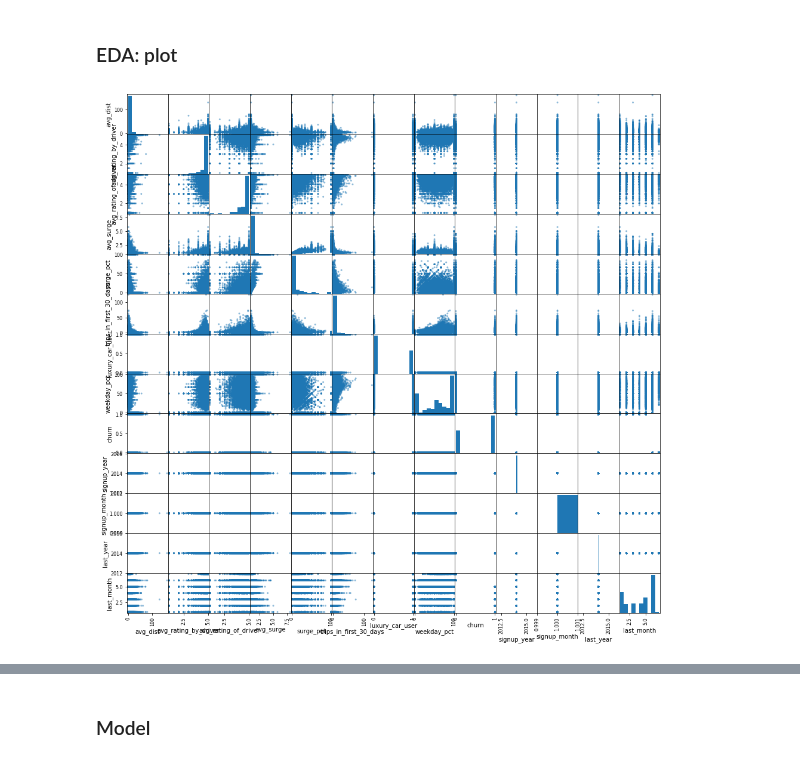
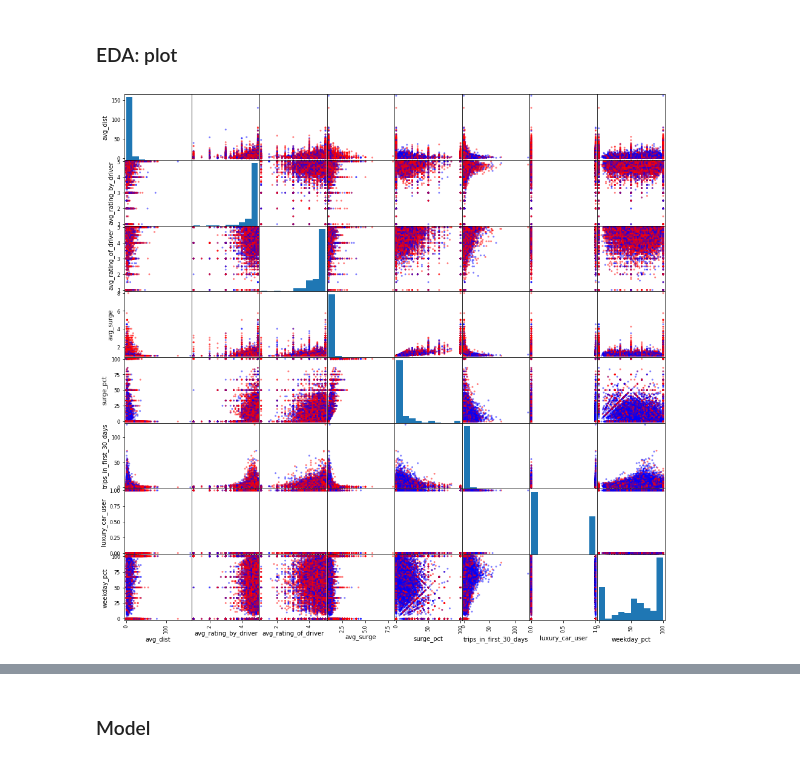
Before and after one commit to gogowenzhang/ride-sharing-churn-prediction, a Jupyter notebook: churn_prediction.ipynb, the cells around one changed output, grey strips where cells are left out. Cells and saved outputs as stored; diff of their text form; code cells hidden in the pictures.

```diff
--- a/churn_prediction.ipynb
+++ b/churn_prediction.ipynb
@@ -123,3 +128,5 @@ df['churn'] = df.last_trip_date.map(lambda x: x < start_date- datetime.timedelta
+# %%
+df['churn'] = df['churn'].astype(int)
 # %%
 df.churn.value_counts(dropna=False)
 # %% [output]
@@ -230,9 +232,13 @@ df.groupby(['churn', 'last_month']).mean()
 Top users appear to take shorter trips on average, take more trips in the first 30 days and uses luxury cars more.
 # %% [markdown]
 ### EDA: plot
+# %%
+core_features = ['avg_dist', 'avg_rating_by_driver', 'avg_rating_of_driver', 'avg_surge',
+                 'surge_pct', 'trips_in_first_30_days', 'luxury_car_user', 'weekday_pct']
 # %%
 from pandas.plotting import scatter_matrix
-scatter_matrix(df, figsize=(16, 16))
+colors = ['red' if ix else 'blue' for ix in df.churn]
+scatter_matrix(df[core_features], figsize=(16, 16), color=colors)
 plt.show()
 # %% [output]
-[figure, old version]
+[figure, new version]
```
Also changed, not shown: parts of 18 cells of this notebook.
